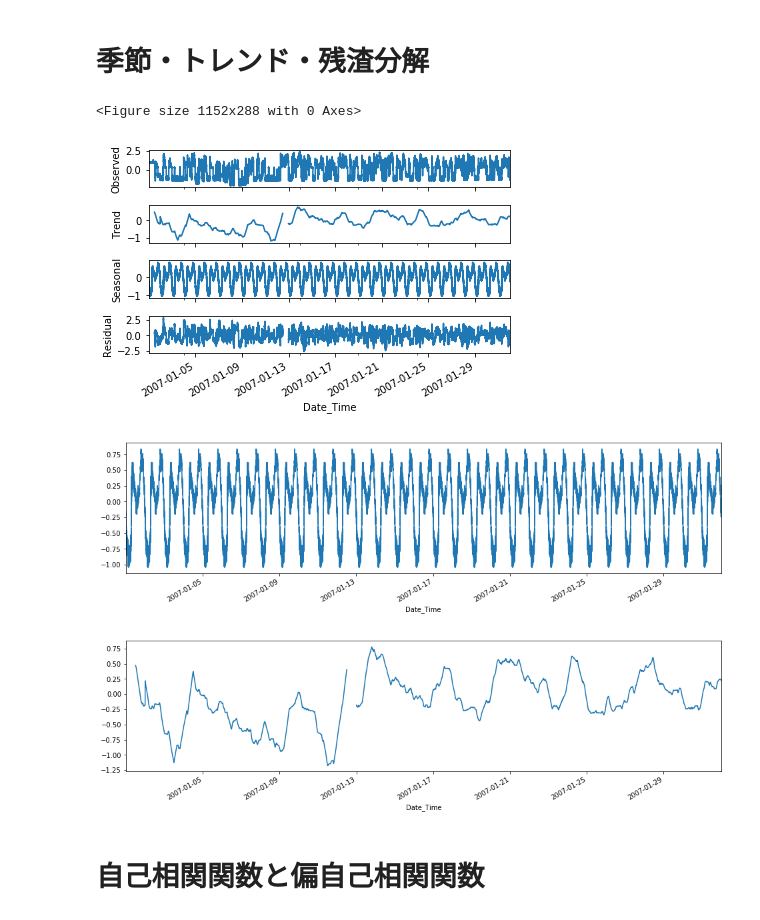
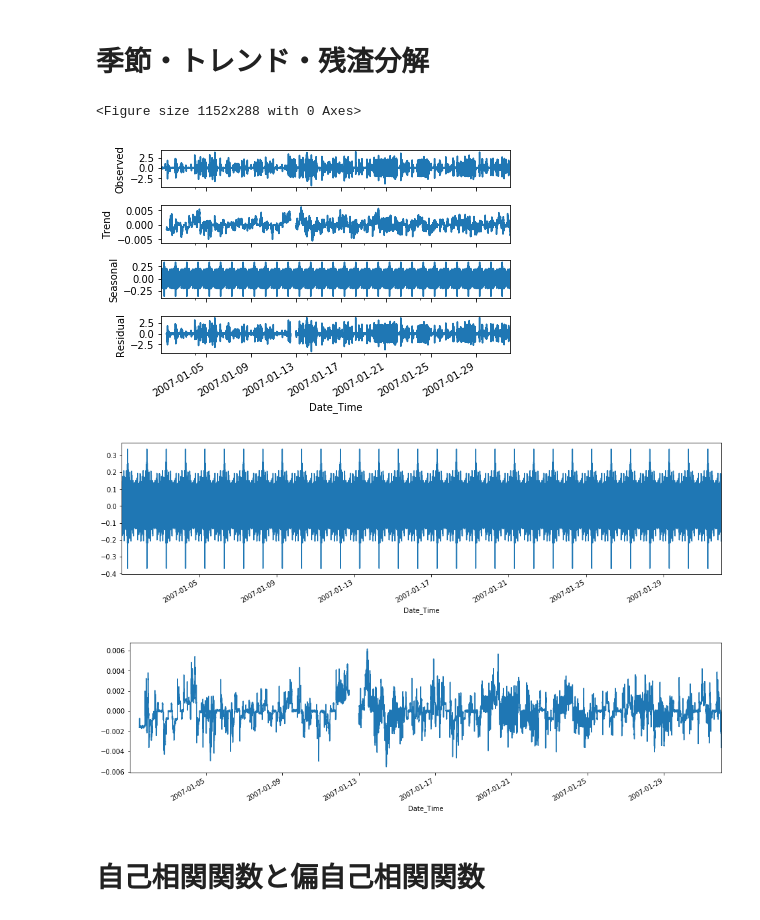
Before and after one commit to akiFQC/ElectricityConsumptionForecasting, a Jupyter notebook: src/analysis1.ipynb, the cells around one changed output. Saved outputs shown, nothing was run; the diff lists cells and outputs as text; code cells hidden in the pictures.

```diff
--- a/src/analysis1.ipynb
+++ b/src/analysis1.ipynb
@@ -93,23 +100,23 @@ plt.show()
 # 季節・トレンド・残渣分解
 # %%
 plt.figure(figsize=(16, 4))
-res = sm.tsa.seasonal_decompose(ts_gap_bct, freq=60*24)
+res = sm.tsa.seasonal_decompose(ts_gap.diff().dropna(), freq=60*24)
 res.plot()
 plt.show()
 # %% [output]
 <Figure size 1152x288 with 0 Axes>
-[figure, old version]
+[figure, new version]
 # %%
 plt.figure(figsize=(16, 4))
 res.seasonal.plot()
 plt.show()
 # %% [output]
-[figure, old version]
+[figure, new version]
 # %%
 plt.figure(figsize=(16, 4))
 res.trend.plot()
 plt.show()
 # %% [output]
-[figure, old version]
+[figure, new version]
 # %% [markdown]
 # 自己相関関数と偏自己相関関数
```
Also changed, not shown: parts of 5 cells of this notebook, 5 other files.
